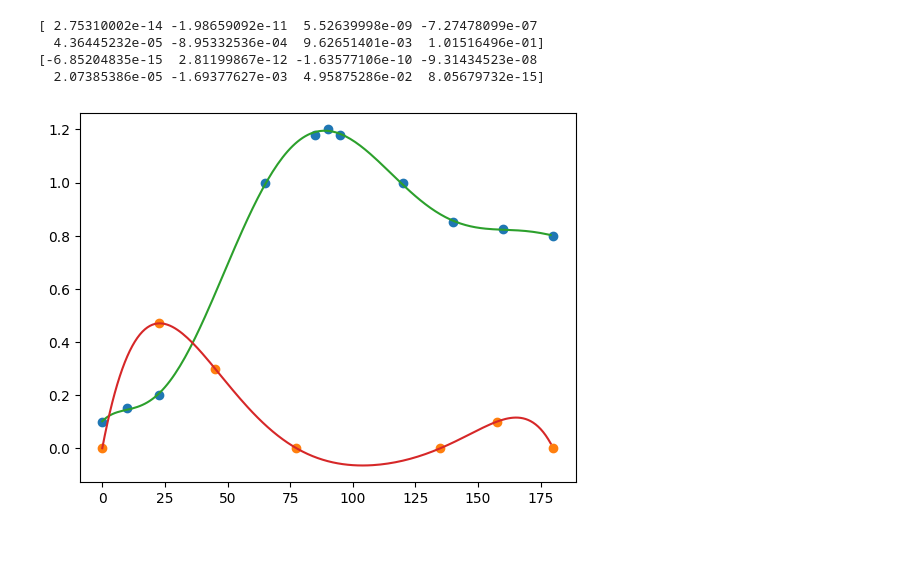
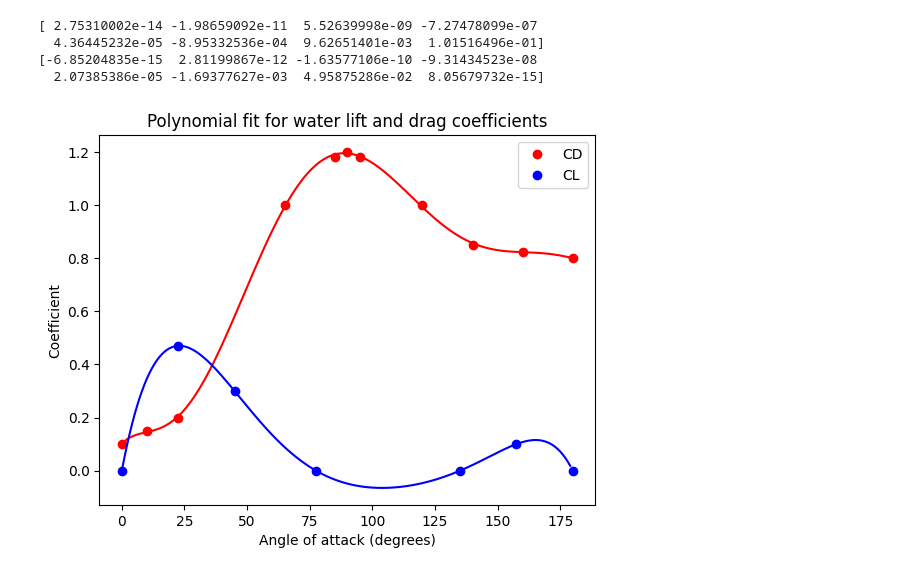
Before and after one commit to Thomasdlsv/Group08_MM, a Jupyter notebook: src/main/java/com/sailing/math/physics/polynomials_water.ipynb, the cells around one changed output. Cells and saved outputs as stored; diff of their text form; code cells hidden in the pictures; blank space fills up the shorter version.

Commit message:
- water experiments results, plots, etc.

```diff
--- a/src/main/java/com/sailing/math/physics/polynomials_water.ipynb
+++ b/src/main/java/com/sailing/math/physics/polynomials_water.ipynb
@@ -16,17 +16,23 @@ df_cd['CD'] =     [0.1000, 0.1500, 0.2000, 1.0000, 1.1800, 1.2000, 1.1800, 1.000
 # %%
 p_cd = np.polyfit(df_cd['angles'], df_cd['CD'], 7)
 p_cl = np.polyfit(df_cl['angles'], df_cl['CL'], 7)
 print(p_cd)
 print(p_cl)
 
-plt.plot(df_cd['angles'], df_cd['CD'], 'o')
-plt.plot(df_cl['angles'], df_cl['CL'], 'o')
-plt.plot(np.arange(0,180), np.polyval(p_cd, np.arange(0,180)))
-plt.plot(np.arange(0,180), np.polyval(p_cl, np.arange(0,180)))
+plt.figure()
+plt.plot(df_cd['angles'], df_cd['CD'], 'o', color='red')
+plt.plot(df_cl['angles'], df_cl['CL'], 'o', color='blue')
+plt.plot(np.arange(0,180), np.polyval(p_cd, np.arange(0,180)), color='red')
+plt.plot(np.arange(0,180), np.polyval(p_cl, np.arange(0,180)), color='blue')
+plt.title('Polynomial fit for water lift and drag coefficients')
+plt.xlabel('Angle of attack (degrees)')
+plt.ylabel('Coefficient')
+plt.legend(['CD', 'CL'])
+plt.savefig('polynomials_water.png')
 plt.show()
 # %% [output]
 [ 2.75310002e-14 -1.98659092e-11  5.52639998e-09 -7.27478099e-07
   4.36445232e-05 -8.95332536e-04  9.62651401e-03  1.01516496e-01]
 [-6.85204835e-15  2.81199867e-12 -1.63577106e-10 -9.31434523e-08
   2.07385386e-05 -1.69377627e-03  4.95875286e-02  8.05679732e-15]
-[figure, old version]
+[figure, new version]
```
Also changed, not shown: 9 other files.
